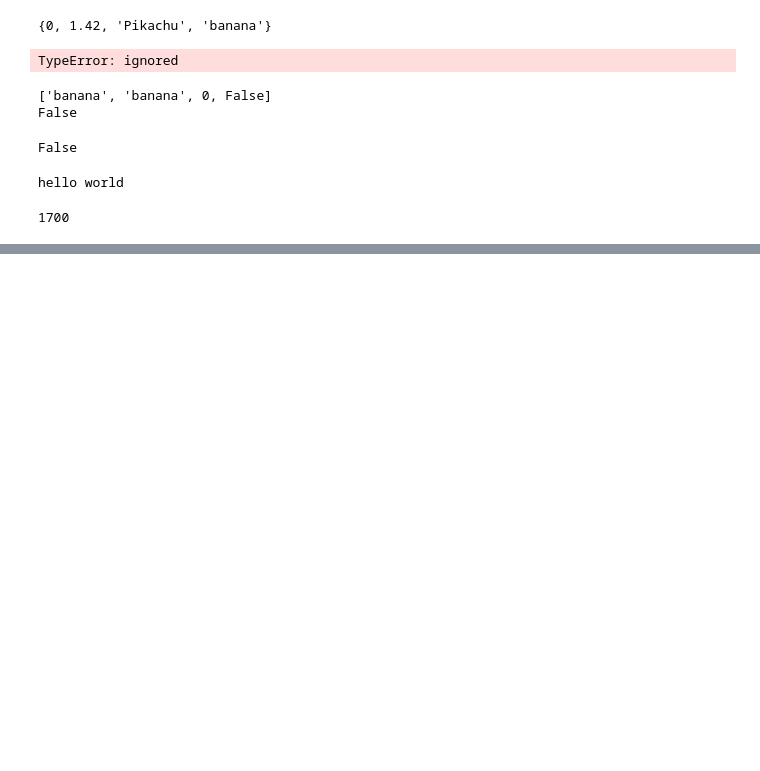
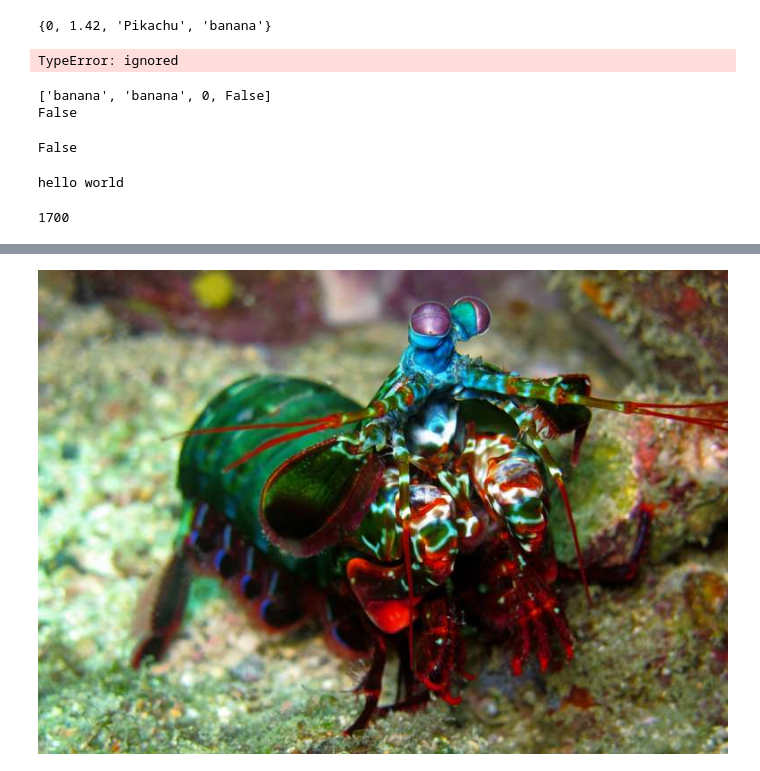
Before and after one commit to Tommo0706/google-colab, a Jupyter notebook: 00_Hello_Python.ipynb, the cells around one changed output, grey strips where cells are left out. Saved outputs shown, nothing was run; the diff lists cells and outputs as text; code cells hidden in the pictures; blank space fills up the shorter version.

```diff
--- a/00_Hello_Python.ipynb
+++ b/00_Hello_Python.ipynb
@@ -171,0 +184,4 @@ Numbers
+# %%
+import cv2
+img = cv2.imread('001-img.jpeg')
+print(img)
@@ -171,0 +206,5 @@ Numbers
+# %%
+from google.colab.patches import cv2_imshow
+cv2_imshow(img)
+# %% [output]
+[figure, added]
```
Also changed, not shown: parts of 6 cells of this notebook.
